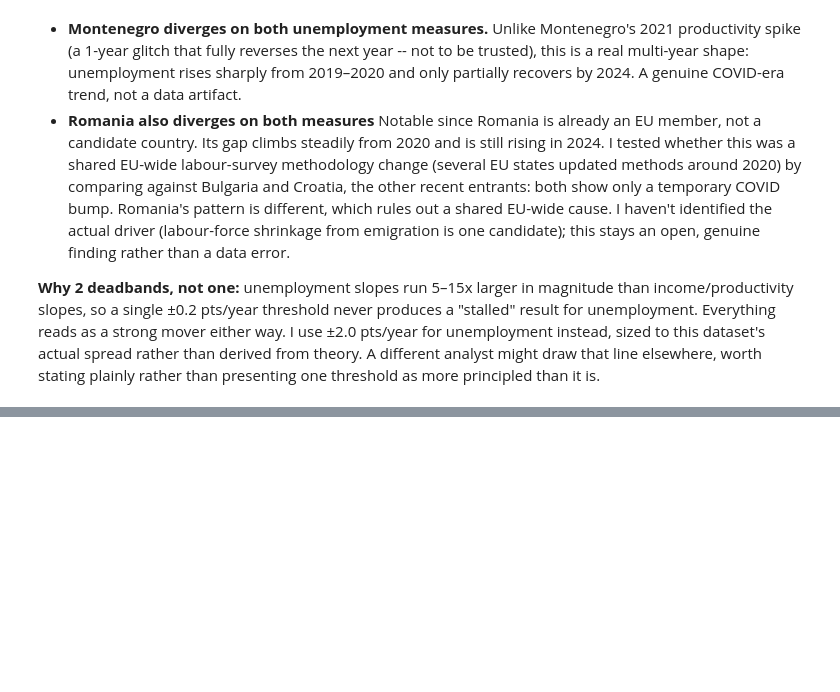
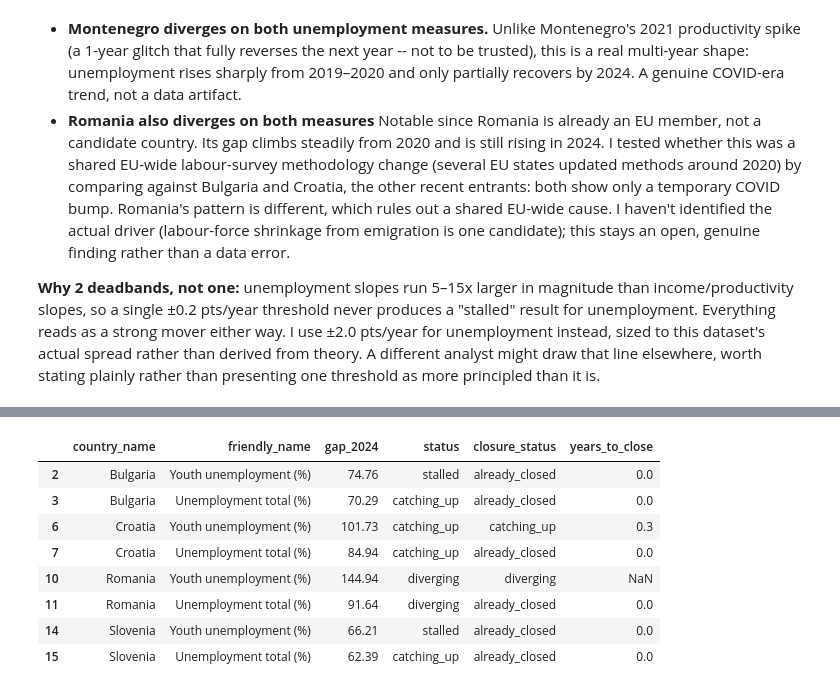
Before and after one commit to vesnamal/western-balkans-eu-convergence, a Jupyter notebook: notebooks/01_analysis.ipynb, the cells around one changed output, grey strips where cells are left out. Cells and saved outputs as stored; diff of their text form; code cells hidden in the pictures; blank space fills up the shorter version.

Commit message:
Add years-to-close section: WB-six bucketed table, interpretation, comparator callout

```diff
--- a/notebooks/01_analysis.ipynb
+++ b/notebooks/01_analysis.ipynb
@@ -595,0 +609,10 @@ presenting one threshold as more principled than it is.
+# %%
+query = """
+    select country_iso3, country_name, role, ex_yugoslav, eu_member,
+           indicator_code, friendly_name, bucket,
+           slope_per_year, status, closure_status, gap_2024, years_to_close
+    from s_vesnamalenica.wb_fct_years_to_close
+    order by role, country_name, indicator_code
+"""
+years_to_close_df = pd.read_sql(query, engine)
+years_to_close_df.shape
@@ -595,0 +687,16 @@ presenting one threshold as more principled than it is.
+# %%
+comparator = years_to_close_df[years_to_close_df['role'] != 'western_balkan'].copy()
+comparator_unemployment = comparator[comparator['bucket'] == 'context_inverted'][
+    ['country_name', 'friendly_name', 'gap_2024', 'status', 'closure_status', 'years_to_close']
+]
+comparator_unemployment
+# %% [output]
+|  | country_name | friendly_name | gap_2024 | status | closure_status | years_to_close |
+| 2 | Bulgaria | Youth unemployment (%) | 74.76 | stalled | already_closed | 0.0 |
+| 3 | Bulgaria | Unemployment total (%) | 70.29 | catching_up | already_closed | 0.0 |
+| 6 | Croatia | Youth unemployment (%) | 101.73 | catching_up | catching_up | 0.3 |
+| 7 | Croatia | Unemployment total (%) | 84.94 | catching_up | already_closed | 0.0 |
+| 10 | Romania | Youth unemployment (%) | 144.94 | diverging | diverging | NaN |
+| 11 | Romania | Unemployment total (%) | 91.64 | diverging | already_closed | 0.0 |
+| 14 | Slovenia | Youth unemployment (%) | 66.21 | stalled | already_closed | 0.0 |
+| 15 | Slovenia | Unemployment total (%) | 62.39 | catching_up | already_closed | 0.0 |
```
Also changed, not shown: parts of 9 cells of this notebook.
